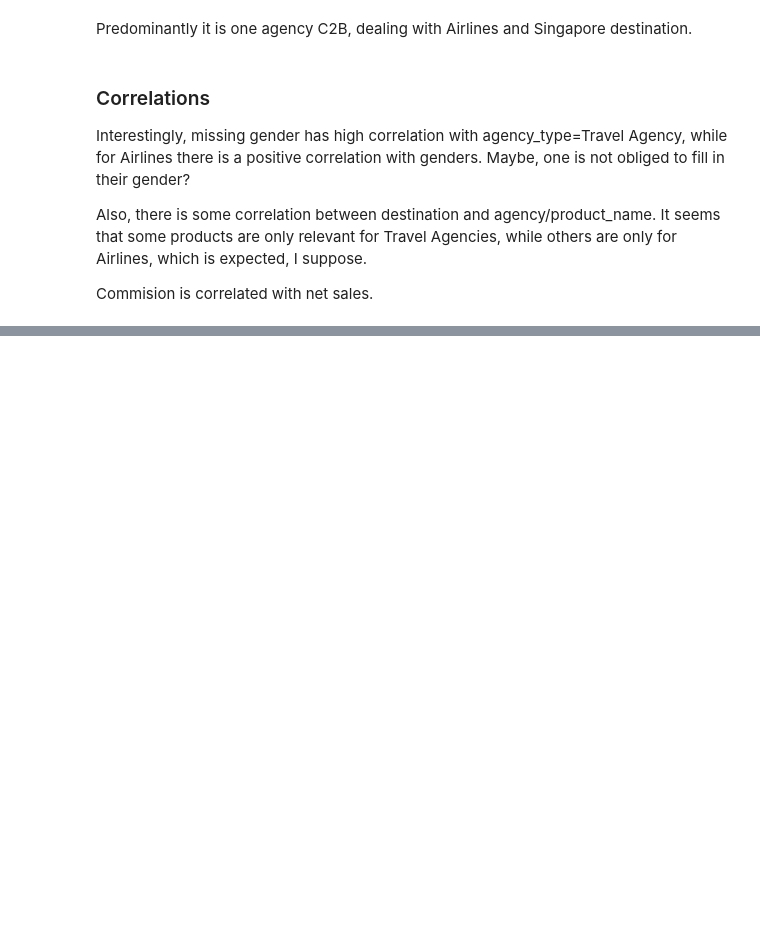
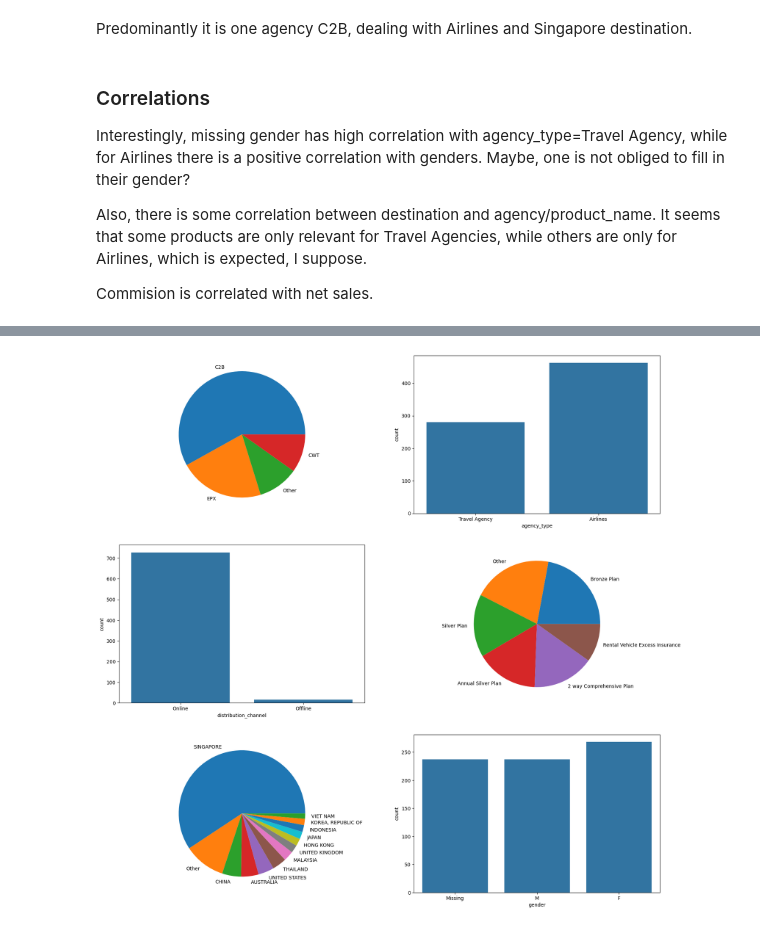
Before and after one commit to AndreiShelest/ML_travel_insurance, a Jupyter notebook: notebooks/eda.ipynb, the cells around one changed output, grey strips where cells are left out. Saved outputs shown, nothing was run; the diff lists cells and outputs as text; code cells hidden in the pictures; blank space fills up the shorter version.

```diff
--- a/notebooks/eda.ipynb
+++ b/notebooks/eda.ipynb
@@ -358,0 +368,4 @@ corr_ax = sns.heatmap(X_train_upd.corr())
+# %%
+Xy_train = pd.concat([X_train, y_train], axis=1)
+min_train = Xy_train.loc[Xy_train['claim']]
+min_train
@@ -358,0 +387,3 @@ corr_ax = sns.heatmap(X_train_upd.corr())
+# %%
+plot_categorical(min_train)
+# %% [output]
@@ -358,0 +391 @@ corr_ax = sns.heatmap(X_train_upd.corr())
+[figure, added]
```
Also changed, not shown: parts of 13 cells of this notebook, 4 other files.
